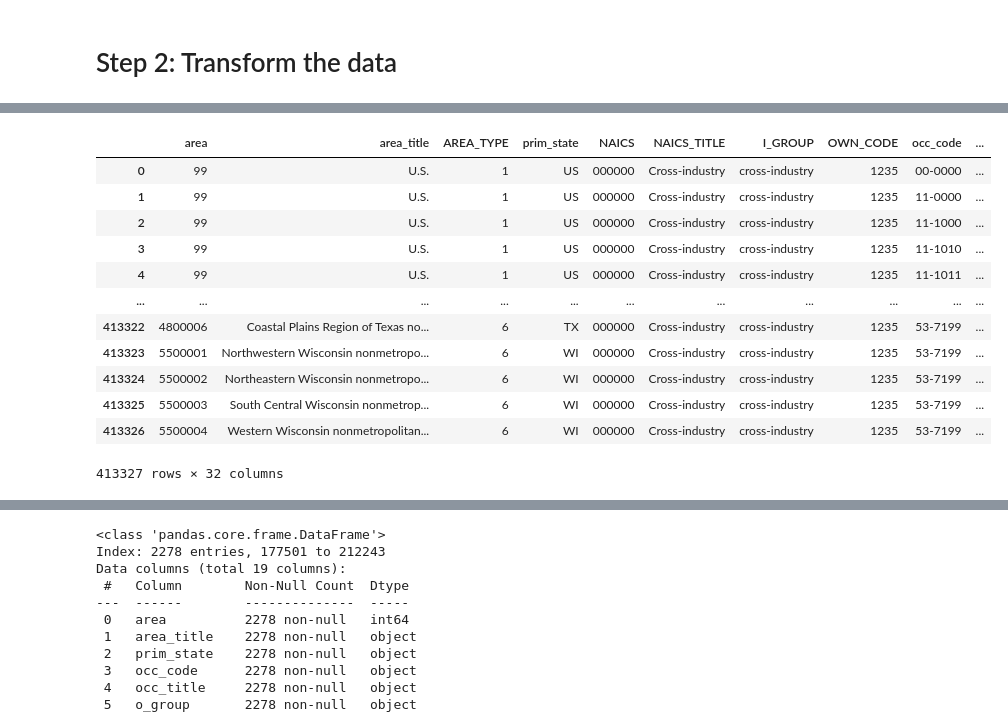
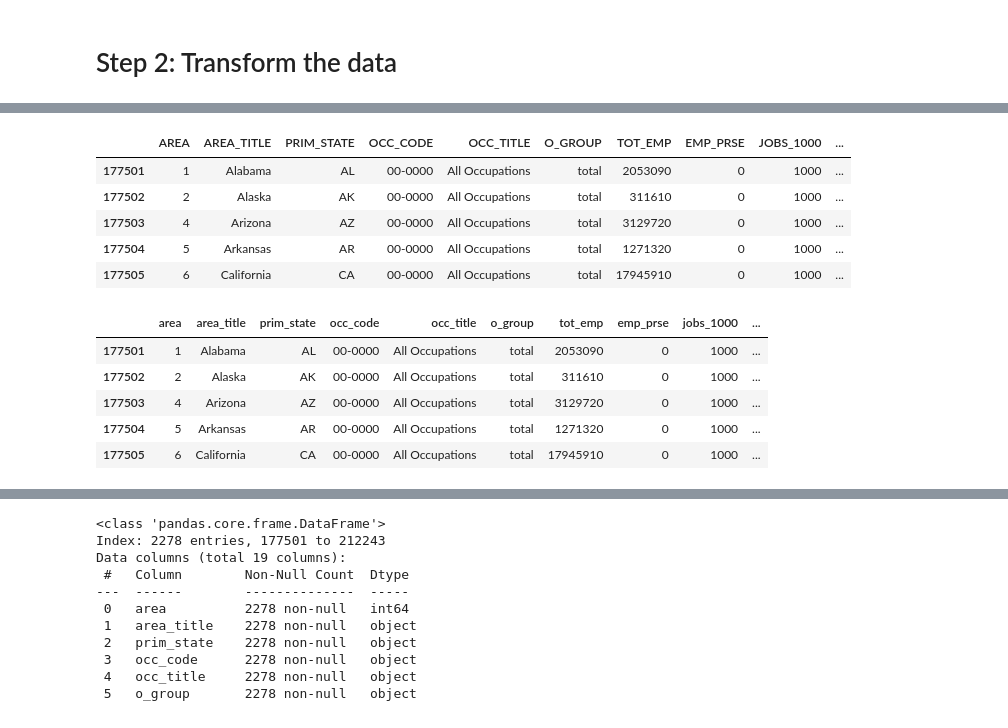
Before and after one commit to hamiltonbrba/Project-3, a Jupyter notebook: Initial_ETL_Pipeline.ipynb, the cells around one changed output, grey strips where cells are left out. Saved outputs shown, nothing was run; the diff lists cells and outputs as text; code cells hidden in the pictures.

```diff
--- a/Initial_ETL_Pipeline.ipynb
+++ b/Initial_ETL_Pipeline.ipynb
@@ -5,7 +6,11 @@ from sqlalchemy import create_engine
 # Step 1: Extract
 # %%
 # Load the data into a Pandas DataFrame
-file_path = 'data/all_data_M_2023.xlsx'
-df = pd.read_excel(file_path, sheet_name='All May 2023 data')
+file_path = 'Data/all_data_M_2023.xlsx'
+all_owes_df = pd.read_excel(file_path) #, sheet_name='All May 2023 data')
 # %% [markdown]
 # Step 2: Transform the data
+# %%
+# Narrow down the data to State level
+state_oews_df = all_owes_df.loc[all_owes_df['AREA_TYPE'] == 2, :]
+state_oews_df.head()
@@ -12,37 +25,64 @@ df = pd.read_excel(file_path, sheet_name='All May 2023 data')
+# %%
+# Select the columns we need
+columns_to_keep = [
+    'AREA',
+    'AREA_TITLE',
+    'PRIM_STATE',
+    'OCC_CODE',
+    'OCC_TITLE',
+    'O_GROUP',
+    'TOT_EMP',
+    'EMP_PRSE',
+    'JOBS_1000',
+    'LOC_QUOTIENT',
+    'H_MEAN',
+    'A_MEAN',
+    'MEAN_PRSE',
+    'H_PCT25',
+    'H_MEDIAN',
+    'H_PCT75',
+    'A_PCT25',
+    'A_MEDIAN',
+    'A_PCT75'
+]
+
+cleaned_df = state_oews_df[columns_to_keep]
+cleaned_df.head()
+# %% [output]
+|  | AREA | AREA_TITLE | PRIM_STATE | OCC_CODE | OCC_TITLE | O_GROUP | TOT_EMP | EMP_PRSE | JOBS_1000 | ... |
+| 177501 | 1 | Alabama | AL | 00-0000 | All Occupations | total | 2053090 | 0 | 1000 | ... |
+| 177502 | 2 | Alaska | AK | 00-0000 | All Occupations | total | 311610 | 0 | 1000 | ... |
+| 177503 | 4 | Arizona | AZ | 00-0000 | All Occupations | total | 3129720 | 0 | 1000 | ... |
+| 177504 | 5 | Arkansas | AR | 00-0000 | All Occupations | total | 1271320 | 0 | 1000 | ... |
+| 177505 | 6 | California | CA | 00-0000 | All Occupations | total | 17945910 | 0 | 1000 | ... |
 # %%
-renamed_oews_df = df.rename(columns={
+# Rename the columns for preparing to load data into database
+renamed_oews_df = cleaned_df.rename(columns={
     'AREA': 'area',
     'AREA_TITLE': 'area_title',
     'PRIM_STATE': 'prim_state',
     'OCC_CODE': 'occ_code',
     'OCC_TITLE': 'occ_title',
     'O_GROUP': 'o_group',
     'TOT_EMP': 'tot_emp',
     'EMP_PRSE': 'emp_prse',
     'JOBS_1000': 'jobs_1000',
     'LOC_QUOTIENT': 'loc_quotient',
     'H_MEAN': 'h_mean',
     'A_MEAN': 'a_mean',
     'MEAN_PRSE': 'mean_prse',
     'H_PCT25': 'h_pct25',
     'H_MEDIAN': 'h_median',
     'H_PCT75': 'h_pct75',
     'A_PCT25': 'a_pct25',
     'A_MEDIAN': 'a_median',
     'A_PCT75': 'a_pct75'
 })
-renamed_oews_df
+renamed_oews_df.head()
 # %% [output]
-|  | area | area_title | AREA_TYPE | prim_state | NAICS | NAICS_TITLE | I_GROUP | OWN_CODE | occ_code | ... |
-| 0 | 99 | U.S. | 1 | US | 000000 | Cross-industry | cross-industry | 1235 | 00-0000 | ... |
-| 1 | 99 | U.S. | 1 | US | 000000 | Cross-industry | cross-industry | 1235 | 11-0000 | ... |
-| 2 | 99 | U.S. | 1 | US | 000000 | Cross-industry | cross-industry | 1235 | 11-1000 | ... |
-| 3 | 99 | U.S. | 1 | US | 000000 | Cross-industry | cross-industry | 1235 | 11-1010 | ... |
-| 4 | 99 | U.S. | 1 | US | 000000 | Cross-industry | cross-industry | 1235 | 11-1011 | ... |
-| ... | ... | ... | ... | ... | ... | ... | ... | ... | ... | ... |
-| 413322 | 4800006 | Coastal Plains Region of Texas no... | 6 | TX | 000000 | Cross-industry | cross-industry | 1235 | 53-7199 | ... |
-| 413323 | 5500001 | Northwestern Wisconsin nonmetropo... | 6 | WI | 000000 | Cross-industry | cross-industry | 1235 | 53-7199 | ... |
-| 413324 | 5500002 | Northeastern Wisconsin nonmetropo... | 6 | WI | 000000 | Cross-industry | cross-industry | 1235 | 53-7199 | ... |
-| 413325 | 5500003 | South Central Wisconsin nonmetrop... | 6 | WI | 000000 | Cross-industry | cross-industry | 1235 | 53-7199 | ... |
-| 413326 | 5500004 | Western Wisconsin nonmetropolitan... | 6 | WI | 000000 | Cross-industry | cross-industry | 1235 | 53-7199 | ... |
+|  | area | area_title | prim_state | occ_code | occ_title | o_group | tot_emp | emp_prse | jobs_1000 | ... |
+| 177501 | 1 | Alabama | AL | 00-0000 | All Occupations | total | 2053090 | 0 | 1000 | ... |
+| 177502 | 2 | Alaska | AK | 00-0000 | All Occupations | total | 311610 | 0 | 1000 | ... |
+| 177503 | 4 | Arizona | AZ | 00-0000 | All Occupations | total | 3129720 | 0 | 1000 | ... |
+| 177504 | 5 | Arkansas | AR | 00-0000 | All Occupations | total | 1271320 | 0 | 1000 | ... |
+| 177505 | 6 | California | CA | 00-0000 | All Occupations | total | 17945910 | 0 | 1000 | ... |
-413327 rows × 32 columns
```
Also changed, not shown: parts of 10 cells of this notebook, 1 other file.
